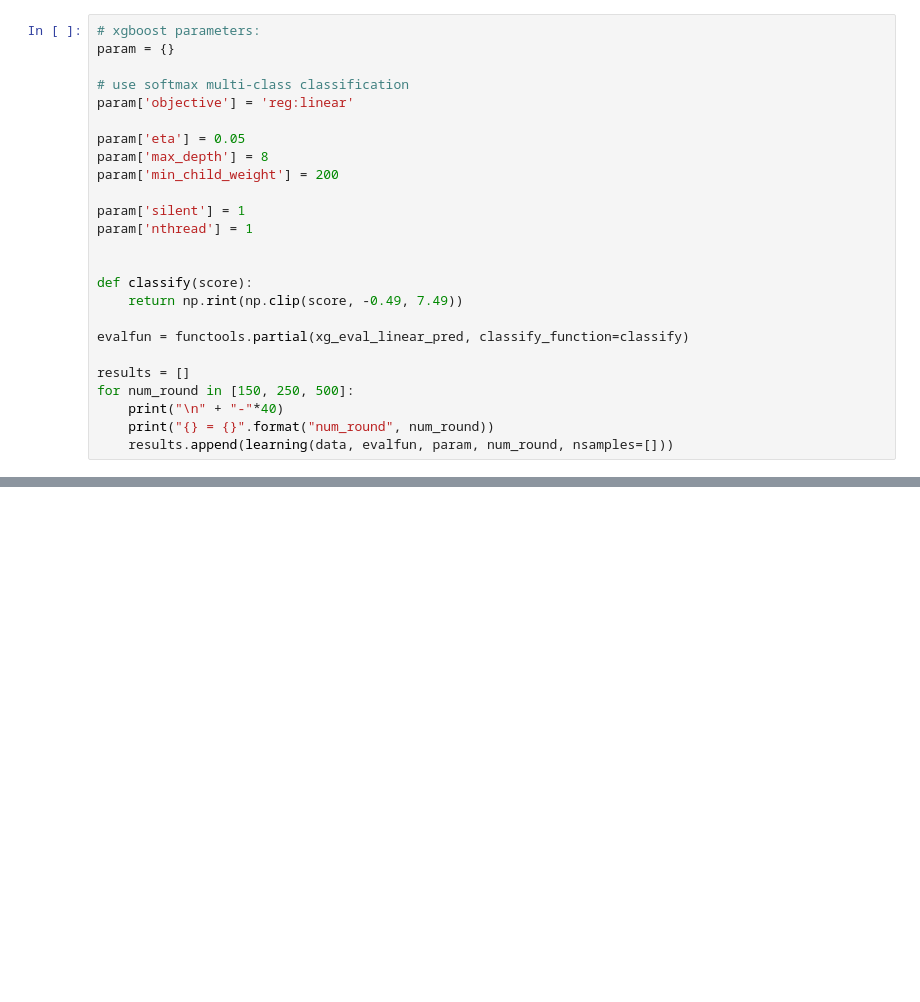
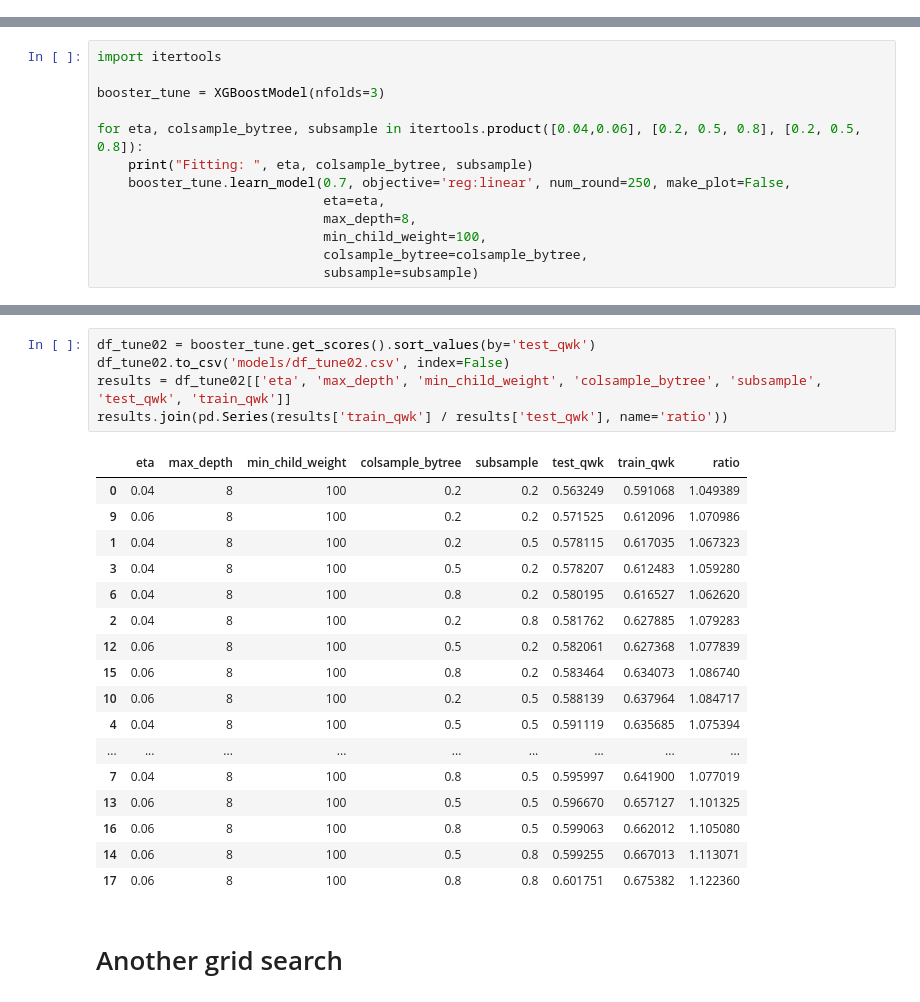
Before and after one commit to PedroMDuarte/kaggle-prudential-201512, a Jupyter notebook: step02-prudential-kaggle-160124.ipynb, the cells around one changed output, grey strips where cells are left out. Drawn from its saved outputs; the diff is of its cells as text; blank space fills up the shorter version.

```diff
--- a/step02-prudential-kaggle-160124.ipynb
+++ b/step02-prudential-kaggle-160124.ipynb
@@ -614,25 +0,0 @@ I want to increase the number of rounds, but for that I need to set the paramete
-# %%
-# xgboost parameters:
-param = {}
-
-# use softmax multi-class classification
-param['objective'] = 'reg:linear'
-
-param['eta'] = 0.05
-param['max_depth'] = 8
-param['min_child_weight'] = 200
-
-param['silent'] = 1
-param['nthread'] = 1
-
-
-def classify(score):
-    return np.rint(np.clip(score, -0.49, 7.49))
-
-evalfun = functools.partial(xg_eval_linear_pred, classify_function=classify)
-
-results = []
-for num_round in [150, 250, 500]:
-    print("\n" + "-"*40)
-    print("{} = {}".format("num_round", num_round))
-    results.append(learning(data, evalfun, param, num_round, nsamples=[]))
@@ -723,0 +608,13 @@ submission_df.describe()
+# %%
+import itertools
+
+booster_tune = XGBoostModel(nfolds=3)
+
+for eta, colsample_bytree, subsample in itertools.product([0.04,0.06], [0.2, 0.5, 0.8], [0.2, 0.5, 0.8]):
+    print("Fitting: ", eta, colsample_bytree, subsample)
+    booster_tune.learn_model(0.7, objective='reg:linear', num_round=250, make_plot=False,
+                             eta=eta,
+                             max_depth=8,
+                             min_child_weight=100,
+                             colsample_bytree=colsample_bytree,
+                             subsample=subsample)
@@ -723,0 +640,25 @@ submission_df.describe()
+# %%
+df_tune02 = booster_tune.get_scores().sort_values(by='test_qwk')
+df_tune02.to_csv('models/df_tune02.csv', index=False)
+results = df_tune02[['eta', 'max_depth', 'min_child_weight', 'colsample_bytree', 'subsample', 'test_qwk', 'train_qwk']]
+results.join(pd.Series(results['train_qwk'] / results['test_qwk'], name='ratio'))
+# %% [output]
+|  | eta | max_depth | min_child_weight | colsample_bytree | subsample | test_qwk | train_qwk | ratio |
+| 0 | 0.04 | 8 | 100 | 0.2 | 0.2 | 0.563249 | 0.591068 | 1.049389 |
+| 9 | 0.06 | 8 | 100 | 0.2 | 0.2 | 0.571525 | 0.612096 | 1.070986 |
+| 1 | 0.04 | 8 | 100 | 0.2 | 0.5 | 0.578115 | 0.617035 | 1.067323 |
+| 3 | 0.04 | 8 | 100 | 0.5 | 0.2 | 0.578207 | 0.612483 | 1.059280 |
+| 6 | 0.04 | 8 | 100 | 0.8 | 0.2 | 0.580195 | 0.616527 | 1.062620 |
+| 2 | 0.04 | 8 | 100 | 0.2 | 0.8 | 0.581762 | 0.627885 | 1.079283 |
+| 12 | 0.06 | 8 | 100 | 0.5 | 0.2 | 0.582061 | 0.627368 | 1.077839 |
+| 15 | 0.06 | 8 | 100 | 0.8 | 0.2 | 0.583464 | 0.634073 | 1.086740 |
+| 10 | 0.06 | 8 | 100 | 0.2 | 0.5 | 0.588139 | 0.637964 | 1.084717 |
+| 4 | 0.04 | 8 | 100 | 0.5 | 0.5 | 0.591119 | 0.635685 | 1.075394 |
+| ... | ... | ... | ... | ... | ... | ... | ... | ... |
+| 7 | 0.04 | 8 | 100 | 0.8 | 0.5 | 0.595997 | 0.641900 | 1.077019 |
+| 13 | 0.06 | 8 | 100 | 0.5 | 0.5 | 0.596670 | 0.657127 | 1.101325 |
+| 16 | 0.06 | 8 | 100 | 0.8 | 0.5 | 0.599063 | 0.662012 | 1.105080 |
+| 14 | 0.06 | 8 | 100 | 0.5 | 0.8 | 0.599255 | 0.667013 | 1.113071 |
+| 17 | 0.06 | 8 | 100 | 0.8 | 0.8 | 0.601751 | 0.675382 | 1.122360 |
+# %% [markdown]
+# Another grid search
```
Also changed, not shown: parts of 59 cells of this notebook, 1 other file.
